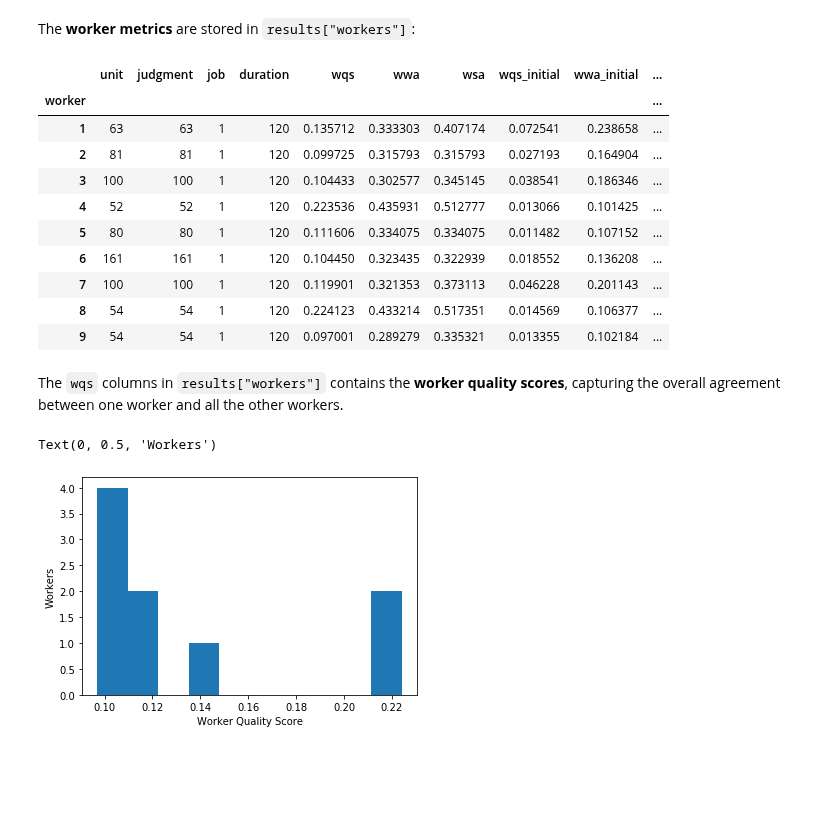
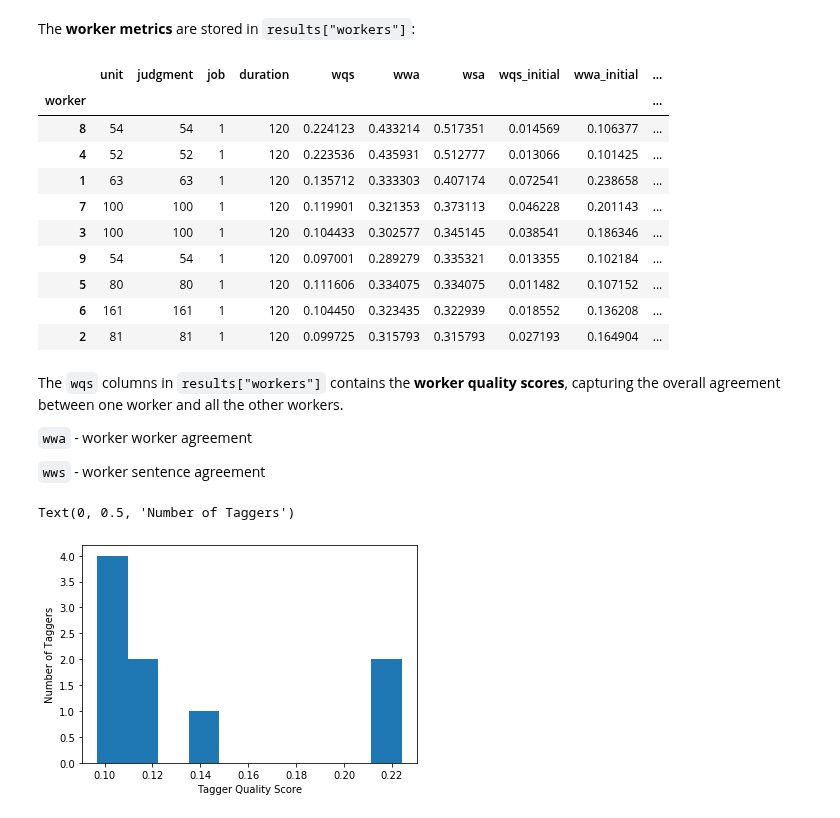
Before and after one commit to mlopatka/CANOSP2020, a Jupyter notebook: notebooks/crowdtruth.ipynb, the cells around one changed output. Drawn from its saved outputs; the diff is of its cells as text; code cells hidden in the pictures; blank space fills up the shorter version.

```diff
--- a/notebooks/crowdtruth.ipynb
+++ b/notebooks/crowdtruth.ipynb
@@ -186,6 +174,6 @@ config.customPlatformColumns
 # %%
 data, config = crowdtruth.load(
-    file = "data/crowdtruth.csv",
+    file = "../data/crowdtruth.csv",
     config = TestConfig()
 )
 
@@ -246,25 +247,29 @@ Name: unit_annotation_score, dtype: object
 # %% [markdown]
 The **worker metrics** are stored in `results["workers"]`:
 # %%
-results["workers"]
+results["workers"].sort_values("wsa", ascending=False)
 # %% [output]
 |  | unit | judgment | job | duration | wqs | wwa | wsa | wqs_initial | wwa_initial | ... |
 | worker |  |  |  |  |  |  |  |  |  | ... |
+| 8 | 54 | 54 | 1 | 120 | 0.224123 | 0.433214 | 0.517351 | 0.014569 | 0.106377 | ... |
+| 4 | 52 | 52 | 1 | 120 | 0.223536 | 0.435931 | 0.512777 | 0.013066 | 0.101425 | ... |
 | 1 | 63 | 63 | 1 | 120 | 0.135712 | 0.333303 | 0.407174 | 0.072541 | 0.238658 | ... |
-| 2 | 81 | 81 | 1 | 120 | 0.099725 | 0.315793 | 0.315793 | 0.027193 | 0.164904 | ... |
+| 7 | 100 | 100 | 1 | 120 | 0.119901 | 0.321353 | 0.373113 | 0.046228 | 0.201143 | ... |
 | 3 | 100 | 100 | 1 | 120 | 0.104433 | 0.302577 | 0.345145 | 0.038541 | 0.186346 | ... |
-| 4 | 52 | 52 | 1 | 120 | 0.223536 | 0.435931 | 0.512777 | 0.013066 | 0.101425 | ... |
+| 9 | 54 | 54 | 1 | 120 | 0.097001 | 0.289279 | 0.335321 | 0.013355 | 0.102184 | ... |
 | 5 | 80 | 80 | 1 | 120 | 0.111606 | 0.334075 | 0.334075 | 0.011482 | 0.107152 | ... |
 | 6 | 161 | 161 | 1 | 120 | 0.104450 | 0.323435 | 0.322939 | 0.018552 | 0.136208 | ... |
-| 7 | 100 | 100 | 1 | 120 | 0.119901 | 0.321353 | 0.373113 | 0.046228 | 0.201143 | ... |
-| 8 | 54 | 54 | 1 | 120 | 0.224123 | 0.433214 | 0.517351 | 0.014569 | 0.106377 | ... |
-| 9 | 54 | 54 | 1 | 120 | 0.097001 | 0.289279 | 0.335321 | 0.013355 | 0.102184 | ... |
+| 2 | 81 | 81 | 1 | 120 | 0.099725 | 0.315793 | 0.315793 | 0.027193 | 0.164904 | ... |
 # %% [markdown]
 The `wqs` columns in `results["workers"]` contains the **worker quality scores**, capturing the overall agreement between one worker and all the other workers.
+
+`wwa` - worker worker agreement
+
+`wws` - worker sentence agreement
 # %%
 plt.hist(results["workers"]["wqs"])
-plt.xlabel("Worker Quality Score")
-plt.ylabel("Workers")
+plt.xlabel("Tagger Quality Score")
+plt.ylabel("Number of Taggers")
 # %% [output]
-Text(0, 0.5, 'Workers')
+Text(0, 0.5, 'Number of Taggers')
-[figure, old version]
+[figure, new version]
```
Also changed, not shown: parts of 7 cells of this notebook, 2 other files.
